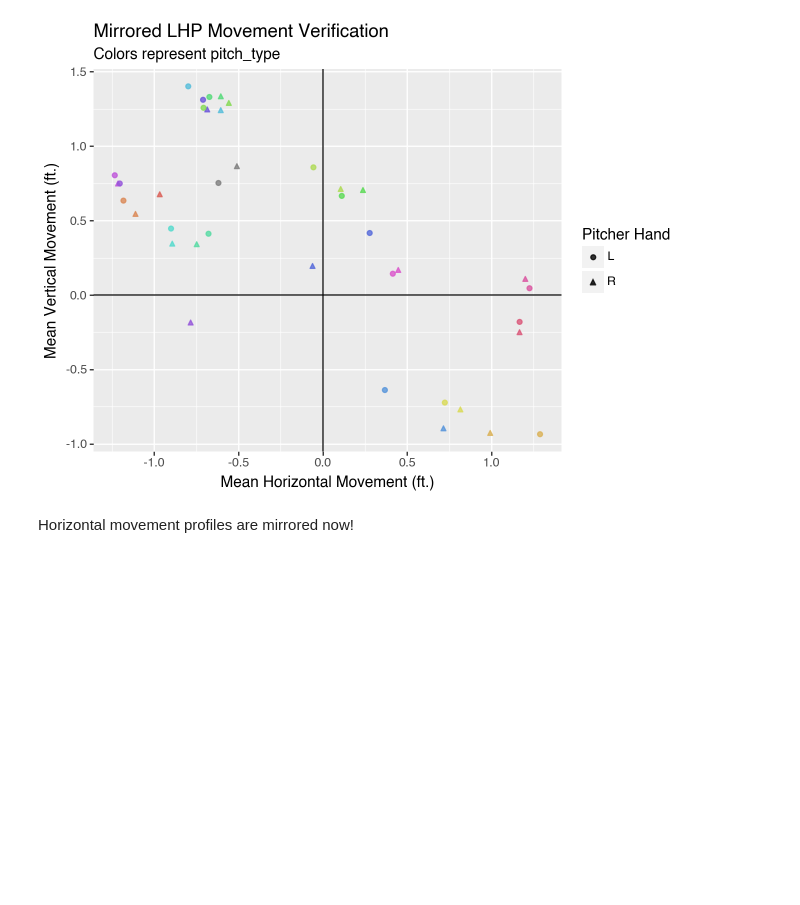
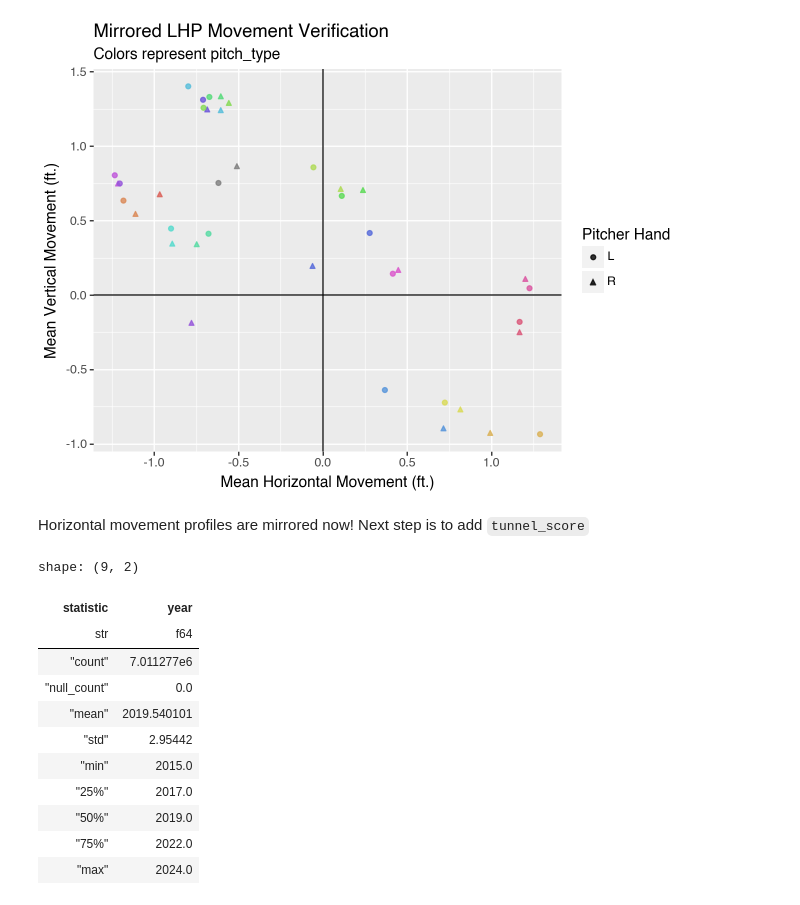
Before and after one commit to Jensen-holm/Sequence-Plus, a Jupyter notebook: notebooks/tunnel+.ipynb, the cells around one changed output. Drawn from its saved outputs; the diff is of its cells as text; code cells hidden in the pictures; blank space fills up the shorter version.

Commit message:
working on tunnel score implementation now

```diff
--- a/notebooks/tunnel+.ipynb
+++ b/notebooks/tunnel+.ipynb
@@ -123,7 +102,7 @@ shape: (9, 6)
 # %% [markdown]
 Mirroring LHP metrics as if they were thrown by RHP
 # %%
-pitches_features_df = (
+mirrored_pitches_df = (
     pitches_run_value_df
     .with_columns([
         # mirror LHP horizontal movement
@@ -136,13 +115,12 @@ pitches_features_df = (
 # for verification
 movement_plt = (
     ggplot(
-        pitches_features_df
-        # .filter(pl.col("pitch_type").is_in(["FF", "CH", "KC", "SL"]))
+        mirrored_pitches_df
         .group_by("pitch_type", "p_throws")
         .agg(
             pl.col("pfx_x").mean().alias("mean_pfx_x"),
             pl.col("pfx_z").mean().alias("mean_pfx_z"),
-        ),
+        ).collect(),
         aes(x="mean_pfx_x", y="mean_pfx_z", color="pitch_type", shape="p_throws"))
     + geom_point(alpha=0.8)
     + geom_vline(xintercept=0)
@@ -161,4 +139,4 @@ movement_plt.show()
 # %% [output]
 [figure]
 # %% [markdown]
-Horizontal movement profiles are mirrored now!
+Horizontal movement profiles are mirrored now! Next step is to add `tunnel_score`
@@ -164,0 +147,21 @@ Horizontal movement profiles are mirrored now!
+# %%
+pitches_with_features_df = mirrored_pitches_df.with_columns([
+    pl.col("game_date").dt.year().alias("year"),
+])
+
+(pitches_with_features_df
+    .select("year")
+    .describe())
+# %% [output]
+shape: (9, 2)
+| statistic | year |
+| str | f64 |
+| "count" | 7.011277e6 |
+| "null_count" | 0.0 |
+| "mean" | 2019.540101 |
+| "std" | 2.95442 |
+| "min" | 2015.0 |
+| "25%" | 2017.0 |
+| "50%" | 2019.0 |
+| "75%" | 2022.0 |
+| "max" | 2024.0 |
```
Also changed, not shown: parts of 6 cells of this notebook, 2 other files.
